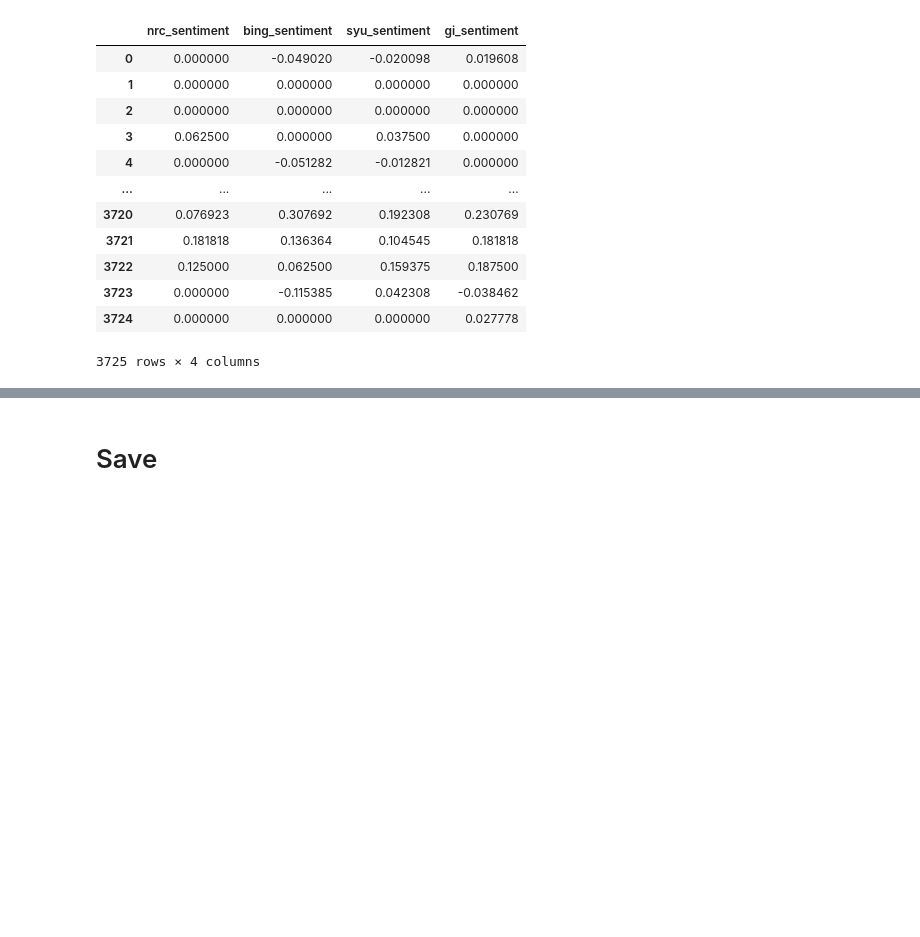
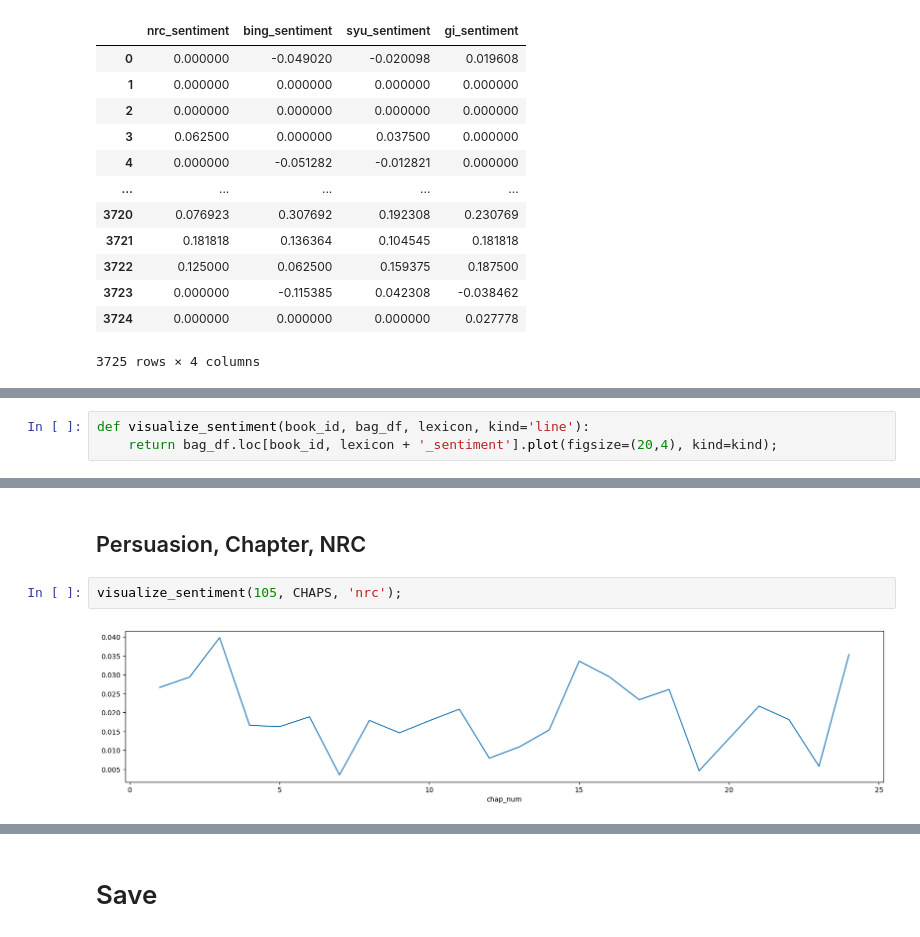
Before and after one commit to rlipps/DS5001-2024-01-R, a Jupyter notebook: lessons/M11_Narrative/M11_01_ExportBooksWithSentiment.ipynb, the cells around one changed output, grey strips where cells are left out. Drawn from its saved outputs; the diff is of its cells as text; blank space fills up the shorter version.

```diff
--- a/lessons/M11_Narrative/M11_01_ExportBooksWithSentiment.ipynb
+++ b/lessons/M11_Narrative/M11_01_ExportBooksWithSentiment.ipynb
@@ -265,0 +277,3 @@ G.get_group(105).reset_index(drop=True)
+# %%
+def visualize_sentiment(book_id, bag_df, lexicon, kind='line'):
+    return bag_df.loc[book_id, lexicon + '_sentiment'].plot(figsize=(20,4), kind=kind);
@@ -265,0 +298,6 @@ G.get_group(105).reset_index(drop=True)
+# %% [markdown]
+## Persuasion, Chapter, NRC
+# %%
+visualize_sentiment(105, CHAPS, 'nrc');
+# %% [output]
+[figure, added]
```
Also changed, not shown: parts of 28 cells of this notebook, 13 other files.
